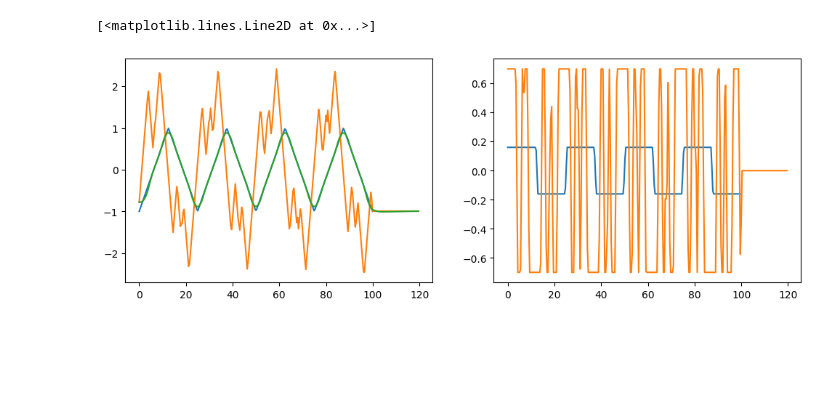
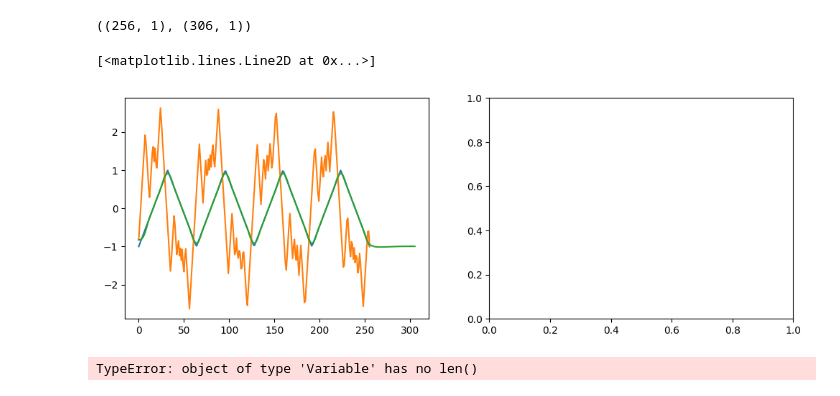
Before and after one commit to tiqi-group/pytrans-examples, a Jupyter notebook: examples/filter_compensation.ipynb, the cells around one changed output. Saved outputs shown, nothing was run; the diff lists cells and outputs as text; code cells hidden in the pictures; blank space fills up the shorter version.

Commit message:
Filter compensation example
Former-commit-id: 2dccf9896ad0b2cc30117de1e0348e85d5472927

```diff
--- a/examples/filter_compensation.ipynb
+++ b/examples/filter_compensation.ipynb
@@ -98,8 +97,30 @@ len(step_objective) 306
 done
+# %%
+waveform0.shape, waveform_filtered.shape
+# %% [output]
+((256, 1), (306, 1))
+# %%
+
+# b, a, dt = _trap_filter
+# n_pad = 100
+# tt = _t * dt * 1e6
+# tf = np.arange(len(waveform0) + n_pad) * dt * 1e6
+# waveform_filt = lfilter_waveform(b, a, waveform0, pad_after=n_pad)
+# voltage = voltage0
+# waveform = pad_waveform(waveform0, n_pad)
+
+
+fig, (ax, ax1) = plt.subplots(1, 2, figsize=(12, 4))
+ax.plot(voltage0)
+ax.plot(waveform0.value)
+ax.plot(waveform_filtered.value)
+# %% [output]
+[<matplotlib.lines.Line2D at 0x...>]
+[figure, added]
 # %%
 
 b, a, dt = _trap_filter
-n_pad = 50
+n_pad = 100
 tt = _t * dt * 1e6
 tf = np.arange(len(waveform0) + n_pad) * dt * 1e6
 waveform_filt = lfilter_waveform(b, a, waveform0, pad_after=n_pad)
@@ -108,9 +129,9 @@ waveform = pad_waveform(waveform0, n_pad)
 
 
 fig, (ax, ax1) = plt.subplots(1, 2, figsize=(12, 4))
-ax.plot(tt, voltage)
-ax.plot(tf, waveform)
-ax.plot(tf, waveform_filt)
+ax.plot(voltage)
+ax.plot( waveform)
+ax.plot( waveform_filt)
 # plt.ylim(-2.3, 2.3)
 
 dv = np.gradient(voltage, tt, axis=0)
@@ -118,9 +139,10 @@ dw = np.gradient(waveform, tf, axis=0)
 
 ax1.plot(tt, dv)
 ax1.plot(tf, dw)
+
+ax.axvline(256)
 # %% [output]
-[<matplotlib.lines.Line2D at 0x...>]
+TypeError: object of type 'Variable' has no len()
-[figure, removed]
 # %%
 waveform.shape
 # %% [output]
```
Also changed, not shown: parts of 2 cells of this notebook, 1 other file.
